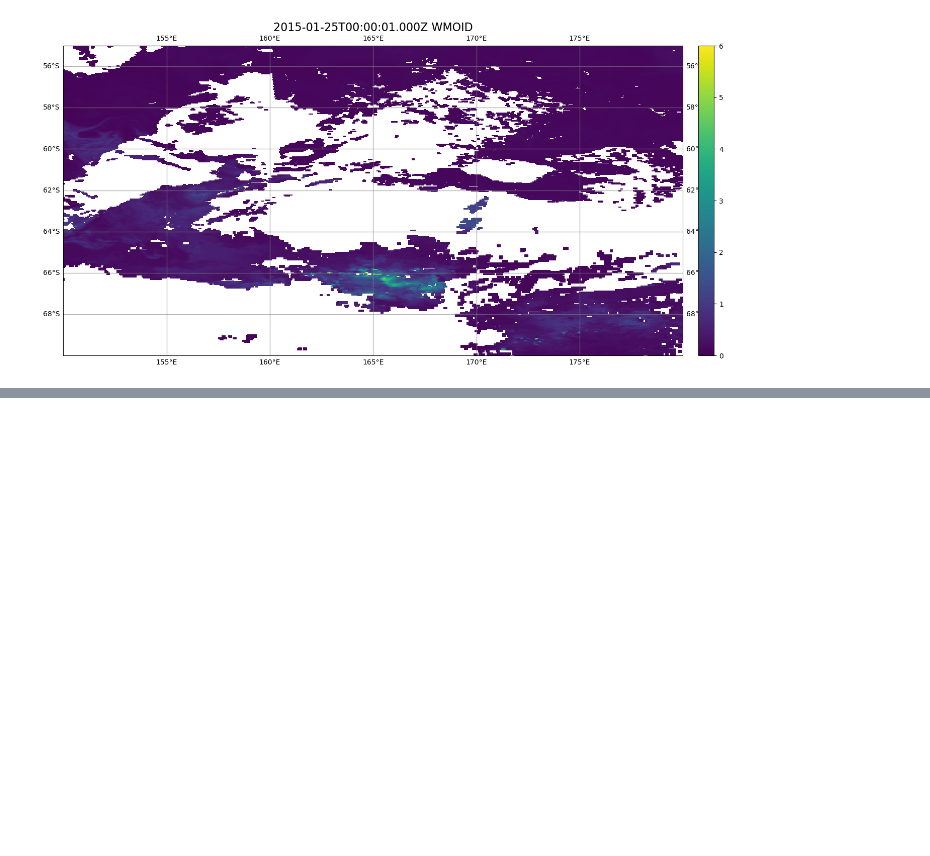
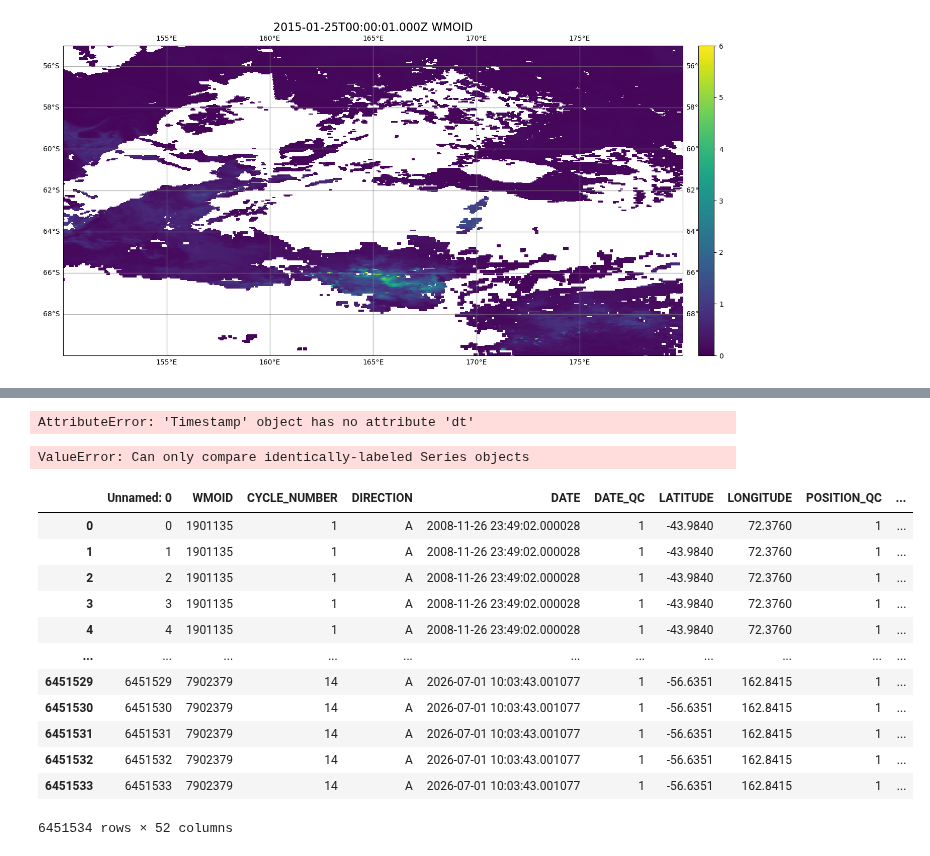
Before and after one commit to Lilah-Asalie/IBIS_Project, a Jupyter notebook: New_Satellite_CHLA.ipynb, the cells around one changed output, grey strips where cells are left out. Saved outputs shown, nothing was run; the diff lists cells and outputs as text; code cells hidden in the pictures; blank space fills up the shorter version.

```diff
--- a/New_Satellite_CHLA.ipynb
+++ b/New_Satellite_CHLA.ipynb
@@ -554,0 +621,3 @@ sat_plot(data=data_chla)
+# %%
+#convert to datetime
+df_new['DATE'] = pd.to_datetime(df_new['DATE'],format = 'mixed')
@@ -554,0 +668,26 @@ sat_plot(data=data_chla)
+# %%
+time_start = getattr(ds, "time_coverage_start")
+time_end = getattr(ds, "time_coverage_end")
+time_start = pd.to_datetime(time_start, utc=True)
+# %% [output]
+AttributeError: 'Timestamp' object has no attribute 'dt'
+# %%
+df = df_new[df_new['DATE'] > time_start]
+# %% [output]
+ValueError: Can only compare identically-labeled Series objects
+# %%
+df_new
+# %% [output]
+|  | Unnamed: 0 | WMOID | CYCLE_NUMBER | DIRECTION | DATE | DATE_QC | LATITUDE | LONGITUDE | POSITION_QC | ... |
+| 0 | 0 | 1901135 | 1 | A | 2008-11-26 23:49:02.000028 | 1 | -43.9840 | 72.3760 | 1 | ... |
+| 1 | 1 | 1901135 | 1 | A | 2008-11-26 23:49:02.000028 | 1 | -43.9840 | 72.3760 | 1 | ... |
+| 2 | 2 | 1901135 | 1 | A | 2008-11-26 23:49:02.000028 | 1 | -43.9840 | 72.3760 | 1 | ... |
+| 3 | 3 | 1901135 | 1 | A | 2008-11-26 23:49:02.000028 | 1 | -43.9840 | 72.3760 | 1 | ... |
+| 4 | 4 | 1901135 | 1 | A | 2008-11-26 23:49:02.000028 | 1 | -43.9840 | 72.3760 | 1 | ... |
+| ... | ... | ... | ... | ... | ... | ... | ... | ... | ... | ... |
+| 6451529 | 6451529 | 7902379 | 14 | A | 2026-07-01 10:03:43.001077 | 1 | -56.6351 | 162.8415 | 1 | ... |
+| 6451530 | 6451530 | 7902379 | 14 | A | 2026-07-01 10:03:43.001077 | 1 | -56.6351 | 162.8415 | 1 | ... |
+| 6451531 | 6451531 | 7902379 | 14 | A | 2026-07-01 10:03:43.001077 | 1 | -56.6351 | 162.8415 | 1 | ... |
+| 6451532 | 6451532 | 7902379 | 14 | A | 2026-07-01 10:03:43.001077 | 1 | -56.6351 | 162.8415 | 1 | ... |
+| 6451533 | 6451533 | 7902379 | 14 | A | 2026-07-01 10:03:43.001077 | 1 | -56.6351 | 162.8415 | 1 | ... |
+6451534 rows × 52 columns
```
Also changed, not shown: parts of 29 cells of this notebook, 1 other file.
